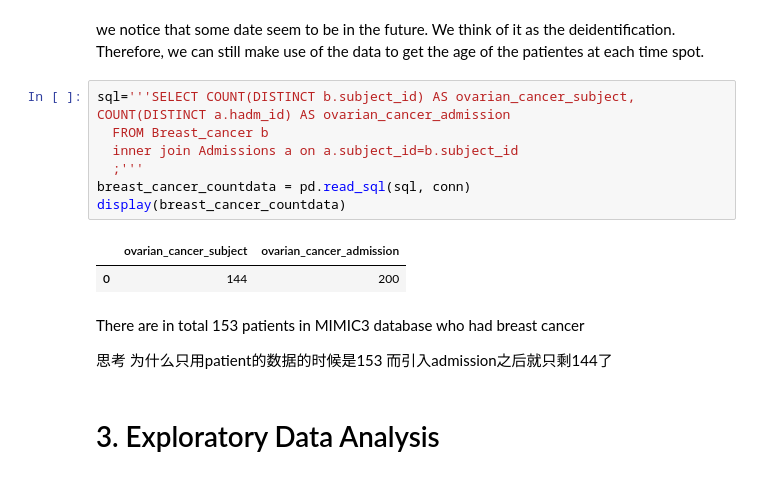
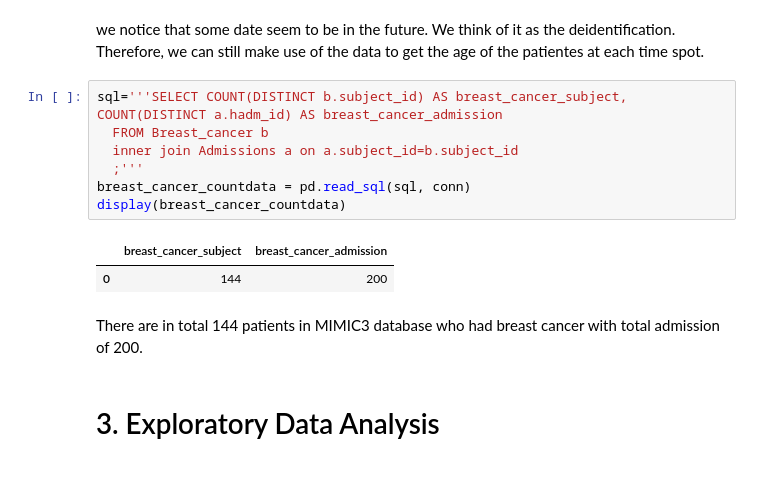
Before and after one commit to HuangruiChu/MIMIC-III-Breast-Cancer-study, a Jupyter notebook: MIMIC_Breast_Cancer.ipynb, the cells around one changed output. Saved outputs shown, nothing was run; the diff lists cells and outputs as text.

```diff
--- a/MIMIC_Breast_Cancer.ipynb
+++ b/MIMIC_Breast_Cancer.ipynb
@@ -256,18 +264,16 @@ cursor.execute(extract_breast_cancer_patient)
 # %% [markdown]
 we notice that some date seem to be in the future. We think of it as the deidentification. Therefore, we can still make use of the data to get the age of the patientes at each time spot.
 # %%
-sql='''SELECT COUNT(DISTINCT b.subject_id) AS ovarian_cancer_subject, COUNT(DISTINCT a.hadm_id) AS ovarian_cancer_admission
+sql='''SELECT COUNT(DISTINCT b.subject_id) AS breast_cancer_subject, COUNT(DISTINCT a.hadm_id) AS breast_cancer_admission
   FROM Breast_cancer b
   inner join Admissions a on a.subject_id=b.subject_id
   ;'''
 breast_cancer_countdata = pd.read_sql(sql, conn)
 display(breast_cancer_countdata)
 # %% [output]
-|  | ovarian_cancer_subject | ovarian_cancer_admission |
+|  | breast_cancer_subject | breast_cancer_admission |
 | 0 | 144 | 200 |
 # %% [markdown]
-There are in total 153 patients in MIMIC3 database who had breast cancer
-
-思考 为什么只用patient的数据的时候是153 而引入admission之后就只剩144了
+There are in total 144 patients in MIMIC3 database who had breast cancer with total admission of 200.
 # %% [markdown]
 # 3. Exploratory Data Analysis
```
Also changed, not shown: parts of 71 cells of this notebook.
